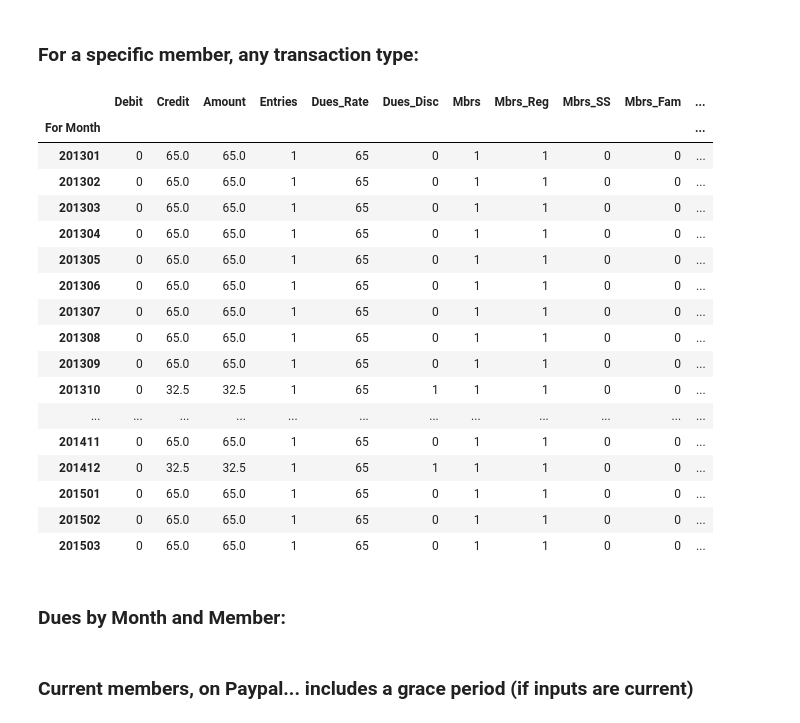
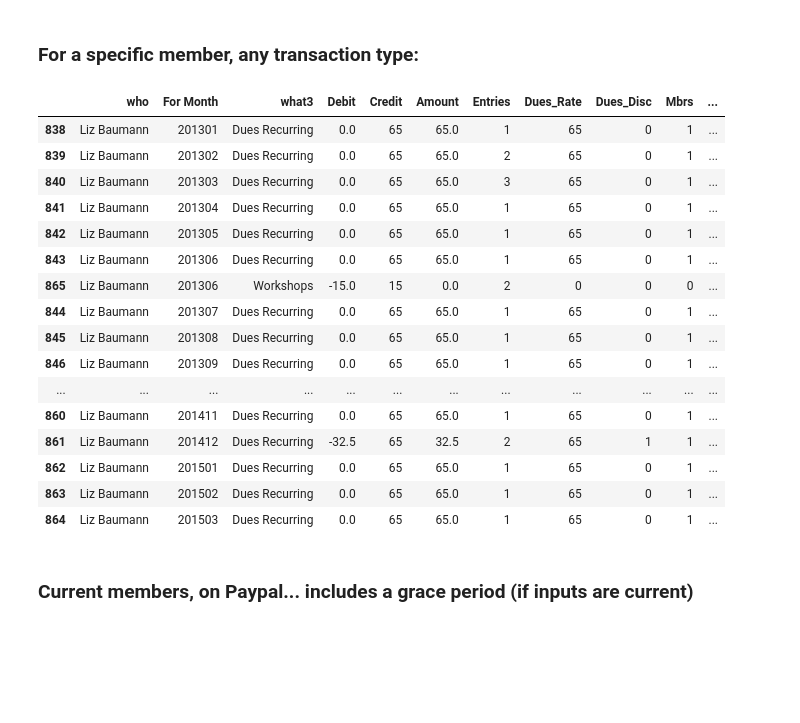
Before and after one commit to lizbaumann/SSD_database, a Jupyter notebook: SSDdb_FinanceSummary.ipynb, the cells around one changed output. Cells and saved outputs as stored; diff of their text form; code cells hidden in the pictures; blank space fills up the shorter version.

Commit message:
Dues reconciled to spreadsheet, working on reconciling accounts

```diff
--- a/SSDdb_FinanceSummary.ipynb
+++ b/SSDdb_FinanceSummary.ipynb
@@ -59,7 +54,8 @@ keepcols = ['For Month', 'For Date', 'who', 'what3', 'Account',
 dfp = dfp[keepcols]
 dfe = dfe[keepcols]
 dfall = pd.concat([dfp, dfe])
+dfall = dfall[dfall['For Month'] >= 201301]
 
 dfall1 = dfall.copy()
-dfall.shape # through 3/6/15: (2025, 17)
+dfall.shape # 1/1/13 through 3/6/15: (1881, 17)
 # %% [output]
@@ -81,13 +77,13 @@ def assign_what12(s):
         what2 = 'Dues'
         what1 = 'Revenue'
     elif s['what3'] in ['Workshops', 'Donations', 'Dividends']:
-        what2 = 'Other Revenue'
+        what2 = 'Misc Revenue'
         what1 = 'Revenue'
-    elif s['what3'] in ['Security Deposit Revenue', '501c3 Fund']:
+    elif s['what3'] in ['Security Deposit Revenue', '501c3 Fund', 'Other Revenue']:
         what2 = 'Special Revenue'
         what1 = 'Revenue'
     elif s['what3'] == 'Transfers':
-        what2 = 'Tranfers'
+        what2 = 'Transfers'
         what1 = 'Revenue'
 
     elif s['what3'] in ['Rent and Utilities', \
@@ -114,5 +110,5 @@ def assign_what12(s):
 
 dfall_what12 = dfall.apply(assign_what12, axis=1)
 dfall = dfall.join(dfall_what12)
-dfall.shape
+dfall.shape # (1881, 19)
 # %% [output]
@@ -126,12 +129,22 @@ dfall.shape
 # %%
 sumvars = ['Debit', 'Credit', 'Amount', 'Entries', 'Attendees', 'Mbrs', 'Dues_Disc']
 amtvars = ['Debit', 'Credit', 'Amount', 'Entries']
-mbrvars = ['Dues_Rate', 'Dues_Disc', 'Mbrs', 'Mbrs_Reg', 'Mbrs_SS', 'Mbrs_Fam', 'Mbrs_UNK']
+mbrvars = ['Dues_Rate', 'Dues_Disc', 'Mbrs', 'Mbrs_Reg', 'Mbrs_SS', 'Mbrs_Fam']
 duesvars = amtvars + mbrvars
 
 dfalldues = dfall[dfall['what3'].isin(['Dues Monthly','Dues Recurring'])]
 
 dfall2 = dfall.copy()
+
+# Download dues by member and month
+x = dfalldues[duesvars].groupby([dfalldues['who'], dfalldues['For Month']]).sum()
+x.to_csv(pathSSDdb + 'mbrmondtl.csv')
+
+# Download by account and month
+#x = dfall[dfall['what3'] != 'Transfers']
+x = dfall.copy()
+x = x[sumvars].groupby([x['what1'], x['what2'], x['what3'], x['For Month']]).sum()
+x.to_csv(pathSSDdb + 'acctmondtl.csv')
 # %% [markdown]
 ### Monthly Totals, All Data
 # %%
@@ -181,26 +194,24 @@ dfalldues[duesvars].groupby(dfalldues['For Month']).sum()
 # %% [markdown]
 ### For a specific member, any transaction type:
 # %%
-x = dfall[dfall['who'] == 'Ben Burdette']
-x[duesvars].groupby(x['For Month']).sum()
+x = dfall[dfall['who'] == 'Liz Baumann']
+#x[duesvars].groupby(x['For Month']).sum()
+x[['who', 'For Month', 'what3'] + duesvars].sort(['who', 'For Month', 'what3'])
 # %% [output]
-|  | Debit | Credit | Amount | Entries | Dues_Rate | Dues_Disc | Mbrs | Mbrs_Reg | Mbrs_SS | Mbrs_Fam | ... |
-| For Month |  |  |  |  |  |  |  |  |  |  | ... |
-| 201301 | 0 | 65.0 | 65.0 | 1 | 65 | 0 | 1 | 1 | 0 | 0 | ... |
-| 201302 | 0 | 65.0 | 65.0 | 1 | 65 | 0 | 1 | 1 | 0 | 0 | ... |
-| 201303 | 0 | 65.0 | 65.0 | 1 | 65 | 0 | 1 | 1 | 0 | 0 | ... |
-| 201304 | 0 | 65.0 | 65.0 | 1 | 65 | 0 | 1 | 1 | 0 | 0 | ... |
-| 201305 | 0 | 65.0 | 65.0 | 1 | 65 | 0 | 1 | 1 | 0 | 0 | ... |
-| 201306 | 0 | 65.0 | 65.0 | 1 | 65 | 0 | 1 | 1 | 0 | 0 | ... |
-| 201307 | 0 | 65.0 | 65.0 | 1 | 65 | 0 | 1 | 1 | 0 | 0 | ... |
-| 201308 | 0 | 65.0 | 65.0 | 1 | 65 | 0 | 1 | 1 | 0 | 0 | ... |
-| 201309 | 0 | 65.0 | 65.0 | 1 | 65 | 0 | 1 | 1 | 0 | 0 | ... |
-| 201310 | 0 | 32.5 | 32.5 | 1 | 65 | 1 | 1 | 1 | 0 | 0 | ... |
+|  | who | For Month | what3 | Debit | Credit | Amount | Entries | Dues_Rate | Dues_Disc | Mbrs | ... |
+| 838 | Liz Baumann | 201301 | Dues Recurring | 0.0 | 65 | 65.0 | 1 | 65 | 0 | 1 | ... |
+| 839 | Liz Baumann | 201302 | Dues Recurring | 0.0 | 65 | 65.0 | 2 | 65 | 0 | 1 | ... |
+| 840 | Liz Baumann | 201303 | Dues Recurring | 0.0 | 65 | 65.0 | 3 | 65 | 0 | 1 | ... |
+| 841 | Liz Baumann | 201304 | Dues Recurring | 0.0 | 65 | 65.0 | 1 | 65 | 0 | 1 | ... |
+| 842 | Liz Baumann | 201305 | Dues Recurring | 0.0 | 65 | 65.0 | 1 | 65 | 0 | 1 | ... |
+| 843 | Liz Baumann | 201306 | Dues Recurring | 0.0 | 65 | 65.0 | 1 | 65 | 0 | 1 | ... |
+| 865 | Liz Baumann | 201306 | Workshops | -15.0 | 15 | 0.0 | 2 | 0 | 0 | 0 | ... |
+| 844 | Liz Baumann | 201307 | Dues Recurring | 0.0 | 65 | 65.0 | 1 | 65 | 0 | 1 | ... |
+| 845 | Liz Baumann | 201308 | Dues Recurring | 0.0 | 65 | 65.0 | 1 | 65 | 0 | 1 | ... |
+| 846 | Liz Baumann | 201309 | Dues Recurring | 0.0 | 65 | 65.0 | 1 | 65 | 0 | 1 | ... |
 | ... | ... | ... | ... | ... | ... | ... | ... | ... | ... | ... | ... |
-| 201411 | 0 | 65.0 | 65.0 | 1 | 65 | 0 | 1 | 1 | 0 | 0 | ... |
-| 201412 | 0 | 32.5 | 32.5 | 1 | 65 | 1 | 1 | 1 | 0 | 0 | ... |
-| 201501 | 0 | 65.0 | 65.0 | 1 | 65 | 0 | 1 | 1 | 0 | 0 | ... |
-| 201502 | 0 | 65.0 | 65.0 | 1 | 65 | 0 | 1 | 1 | 0 | 0 | ... |
-| 201503 | 0 | 65.0 | 65.0 | 1 | 65 | 0 | 1 | 1 | 0 | 0 | ... |
+| 860 | Liz Baumann | 201411 | Dues Recurring | 0.0 | 65 | 65.0 | 1 | 65 | 0 | 1 | ... |
+| 861 | Liz Baumann | 201412 | Dues Recurring | -32.5 | 65 | 32.5 | 2 | 65 | 1 | 1 | ... |
+| 862 | Liz Baumann | 201501 | Dues Recurring | 0.0 | 65 | 65.0 | 1 | 65 | 0 | 1 | ... |
+| 863 | Liz Baumann | 201502 | Dues Recurring | 0.0 | 65 | 65.0 | 1 | 65 | 0 | 1 | ... |
+| 864 | Liz Baumann | 201503 | Dues Recurring | 0.0 | 65 | 65.0 | 1 | 65 | 0 | 1 | ... |
-# %% [markdown]
-### Dues by Month and Member:
```
Also changed, not shown: parts of 8 cells of this notebook, 3 other files.
